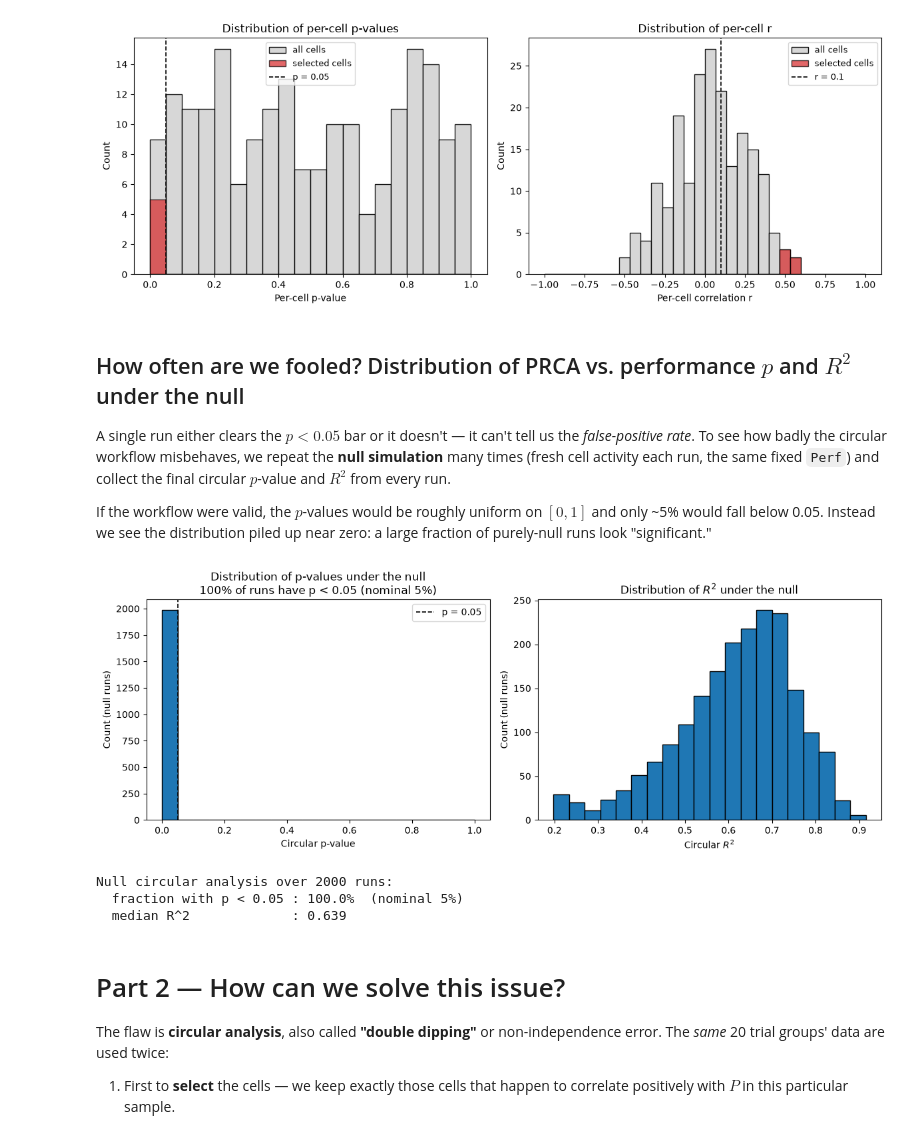
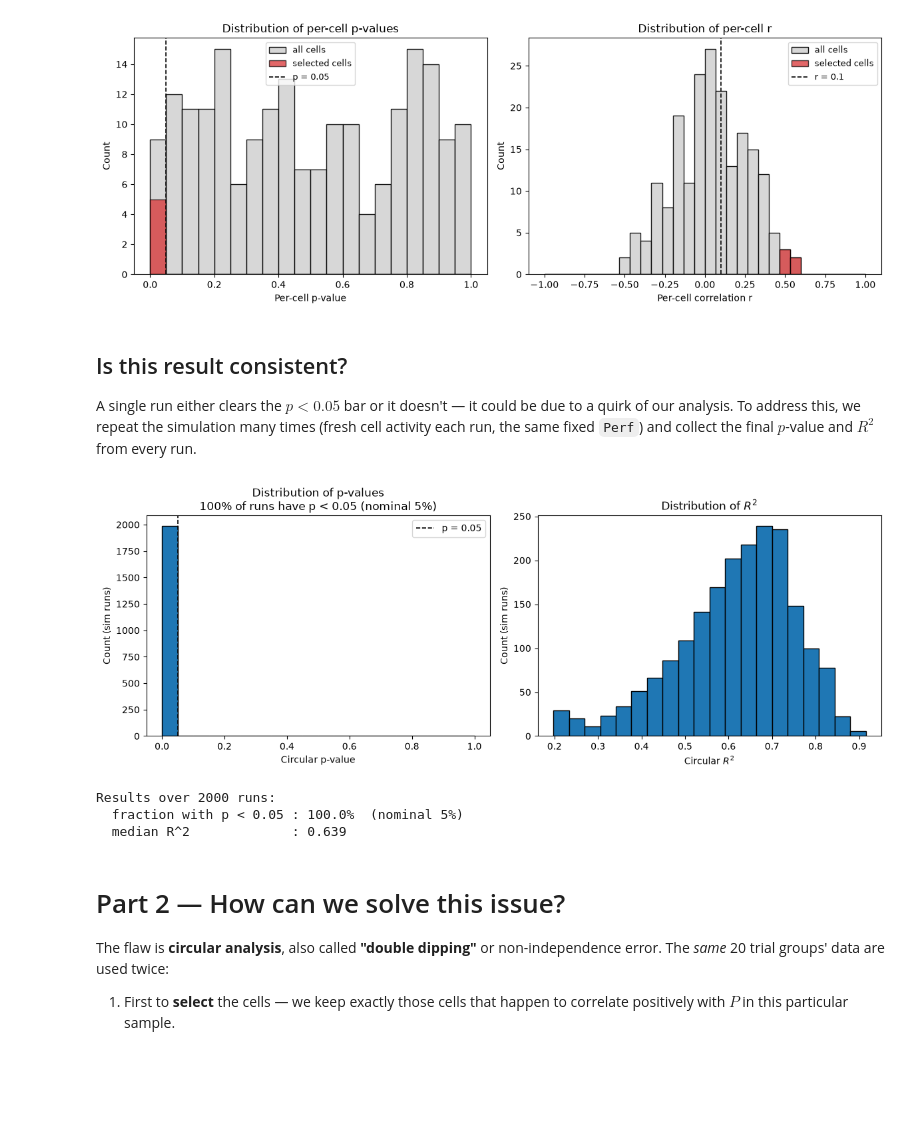
Before and after one commit to AllenSWDB/SWDB_2026_Good_Analysis, a Jupyter notebook: code/circular-analysis-workshop_solutions.ipynb, the cells around one changed output. Cells and saved outputs as stored; diff of their text form; code cells hidden in the pictures; blank space fills up the shorter version.

```diff
--- a/code/circular-analysis-workshop_solutions.ipynb
+++ b/code/circular-analysis-workshop_solutions.ipynb
@@ -208,58 +207,53 @@ plt.show()
 # %% [output]
 [figure]
 # %% [markdown]
-## How often are we fooled? Distribution of PRCA vs. performance $p$ and $R^2$ under the null
+## Is this result consistent?
 
-A single run either clears the $p < 0.05$ bar or it doesn't — it can't tell us the
-*false-positive rate*. To see how badly the circular workflow misbehaves, we repeat the
-**null simulation** many times (fresh cell activity each run, the same fixed `Perf`) and
-collect the final circular $p$-value and $R^2$ from every run.
-
-If the workflow were valid, the $p$-values would be roughly uniform on $[0, 1]$ and only ~5%
-would fall below 0.05. Instead we see the distribution piled up near zero: a large fraction of
-purely-null runs look "significant."
+A single run either clears the $p < 0.05$ bar or it doesn't — it could be due to a quirk of our analysis.
+To address this, we repeat the simulation many times (fresh cell activity each run, the same fixed `Perf`) and
+collect the final $p$-value and $R^2$ from every run.
 # %%
-# Repeat the null (no-effect) circular analysis many times and collect p and R^2.
-N_null = 2000
-pvals_null = []
-r2_null = []
-for _ in range(N_null):
+# Repeat the proposed analysis many times and collect p and R^2.
+N_sim = 2000
+pvals_sim = []
+r2_sim = []
+for _ in range(N_sim):
     DA_n = sA * rng.standard_normal((Ntrials, Ncells))
     res = stats.pearsonr(DA_n, Perf[:, np.newaxis], axis=0)
     sel = np.where((res.statistic > 0.1) & (res.pvalue < 0.05))[0]
     if sel.size == 0:
         continue
     rr, pp = stats.pearsonr(DA_n[:, sel].mean(axis=1), Perf)
-    pvals_null.append(pp)
-    r2_null.append(rr ** 2)
+    pvals_sim.append(pp)
+    r2_sim.append(rr ** 2)
 
-pvals_null = np.array(pvals_null)
-r2_null = np.array(r2_null)
-frac_sig = np.mean(pvals_null < 0.05)
+pvals_sim = np.array(pvals_sim)
+r2_sim = np.array(r2_sim)
+frac_sig = np.mean(pvals_sim < 0.05)
 
 fig, axes = plt.subplots(1, 2, figsize=(12, 4.5))
-axes[0].hist(pvals_null, bins=np.linspace(0, 1, 21), color="tab:blue", edgecolor="k")
+axes[0].hist(pvals_sim, bins=np.linspace(0, 1, 21), color="tab:blue", edgecolor="k")
 axes[0].axvline(0.05, color="k", linestyle="--", linewidth=1.2, label="p = 0.05")
 axes[0].set_xlabel("Circular p-value")
-axes[0].set_ylabel("Count (null runs)")
-axes[0].set_title(f"Distribution of p-values under the null\n"
+axes[0].set_ylabel("Count (sim runs)")
+axes[0].set_title(f"Distribution of p-values\n"
                   f"{frac_sig:.0%} of runs have p < 0.05 (nominal 5%)")
 axes[0].legend()
 
-axes[1].hist(r2_null, bins=20, color="tab:blue", edgecolor="k")
+axes[1].hist(r2_sim, bins=20, color="tab:blue", edgecolor="k")
 axes[1].set_xlabel("Circular $R^2$")
-axes[1].set_ylabel("Count (null runs)")
-axes[1].set_title("Distribution of $R^2$ under the null")
+axes[1].set_ylabel("Count (sim runs)")
+axes[1].set_title("Distribution of $R^2$")
 
 plt.tight_layout()
 plt.show()
 
-print(f"Null circular analysis over {N_null} runs:")
+print(f"Results over {N_sim} runs:")
 print(f"  fraction with p < 0.05 : {frac_sig:.1%}  (nominal 5%)")
-print(f"  median R^2             : {np.median(r2_null):.3f}")
+print(f"  median R^2             : {np.median(r2_sim):.3f}")
 # %% [output]
-[figure, old version]
+[figure, new version]
-Null circular analysis over 2000 runs:
+Results over 2000 runs:
   fraction with p < 0.05 : 100.0%  (nominal 5%)
   median R^2             : 0.639
 # %% [markdown]
```
Also changed, not shown: parts of 24 cells of this notebook.
